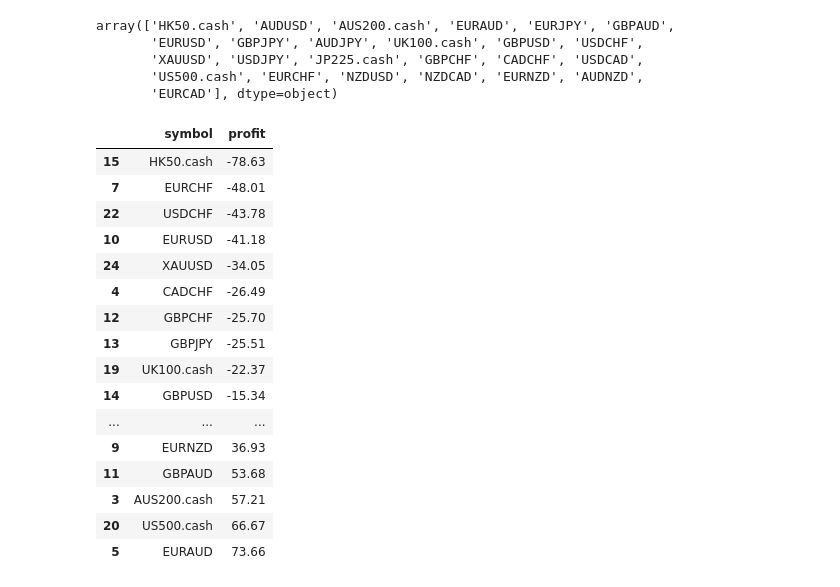
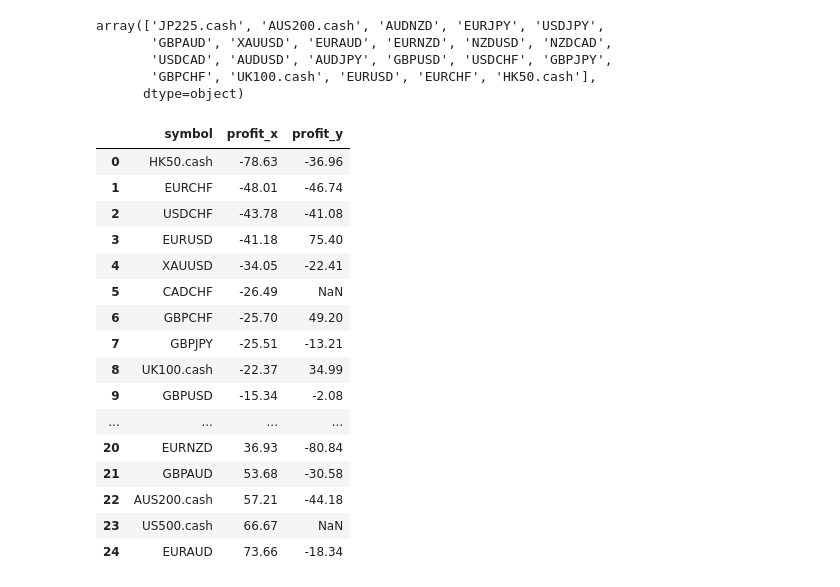
Before and after one commit to dhanushanthp/algo-prop-trading, a Jupyter notebook: Position Analysis.ipynb, the cells around one changed output. Cells and saved outputs as stored; diff of their text form; code cells hidden in the pictures.

```diff
--- a/Position Analysis.ipynb
+++ b/Position Analysis.ipynb
@@ -4,11 +4,11 @@ import pandas as pd
 
 # Sample data
 # Break
-df = pd.read_csv("pnl.csv")
+df = pd.read_csv("pnl2.csv")
 # %%
 df["date"] = pd.to_datetime(df["time"]).dt.strftime('%Y-%m-%d')
 # %%
-df = df[df["date"] == "2024-02-02"]
+df = df[df["date"] == "2024-02-05"]
 # %%
 df = df[df["entry"] == 1]
 # %%
@@ -16,28 +16,32 @@ total_traded_symbols = df["symbol"].unique()
 # %%
 total_traded_symbols
 # %% [output]
-array(['HK50.cash', 'AUDUSD', 'AUS200.cash', 'EURAUD', 'EURJPY', 'GBPAUD',
-       'EURUSD', 'GBPJPY', 'AUDJPY', 'UK100.cash', 'GBPUSD', 'USDCHF',
-       'XAUUSD', 'USDJPY', 'JP225.cash', 'GBPCHF', 'CADCHF', 'USDCAD',
-       'US500.cash', 'EURCHF', 'NZDUSD', 'NZDCAD', 'EURNZD', 'AUDNZD',
-       'EURCAD'], dtype=object)
+array(['JP225.cash', 'AUS200.cash', 'AUDNZD', 'EURJPY', 'USDJPY',
+       'GBPAUD', 'XAUUSD', 'EURAUD', 'EURNZD', 'NZDUSD', 'NZDCAD',
+       'USDCAD', 'AUDUSD', 'AUDJPY', 'GBPUSD', 'USDCHF', 'GBPJPY',
+       'GBPCHF', 'UK100.cash', 'EURUSD', 'EURCHF', 'HK50.cash'],
+      dtype=object)
 # %%
-df.groupby("symbol")["profit"].sum().reset_index().sort_values("profit")
+first = df.groupby("symbol")["profit"].sum().reset_index().sort_values("profit")
-# %% [output]
-|  | symbol | profit |
-| 15 | HK50.cash | -78.63 |
-| 7 | EURCHF | -48.01 |
-| 22 | USDCHF | -43.78 |
-| 10 | EURUSD | -41.18 |
-| 24 | XAUUSD | -34.05 |
-| 4 | CADCHF | -26.49 |
-| 12 | GBPCHF | -25.70 |
-| 13 | GBPJPY | -25.51 |
-| 19 | UK100.cash | -22.37 |
-| 14 | GBPUSD | -15.34 |
-| ... | ... | ... |
-| 9 | EURNZD | 36.93 |
-| 11 | GBPAUD | 53.68 |
-| 3 | AUS200.cash | 57.21 |
-| 20 | US500.cash | 66.67 |
-| 5 | EURAUD | 73.66 |
+# %%
+second = df.groupby("symbol")["profit"].sum().reset_index().sort_values("profit")
+# %%
+first.merge(second, on="symbol", how="outer")
+# %% [output]
+|  | symbol | profit_x | profit_y |
+| 0 | HK50.cash | -78.63 | -36.96 |
+| 1 | EURCHF | -48.01 | -46.74 |
+| 2 | USDCHF | -43.78 | -41.08 |
+| 3 | EURUSD | -41.18 | 75.40 |
+| 4 | XAUUSD | -34.05 | -22.41 |
+| 5 | CADCHF | -26.49 | NaN |
+| 6 | GBPCHF | -25.70 | 49.20 |
+| 7 | GBPJPY | -25.51 | -13.21 |
+| 8 | UK100.cash | -22.37 | 34.99 |
+| 9 | GBPUSD | -15.34 | -2.08 |
+| ... | ... | ... | ... |
+| 20 | EURNZD | 36.93 | -80.84 |
+| 21 | GBPAUD | 53.68 | -30.58 |
+| 22 | AUS200.cash | 57.21 | -44.18 |
+| 23 | US500.cash | 66.67 | NaN |
+| 24 | EURAUD | 73.66 | -18.34 |
```
Also changed, not shown: 20 other files.
